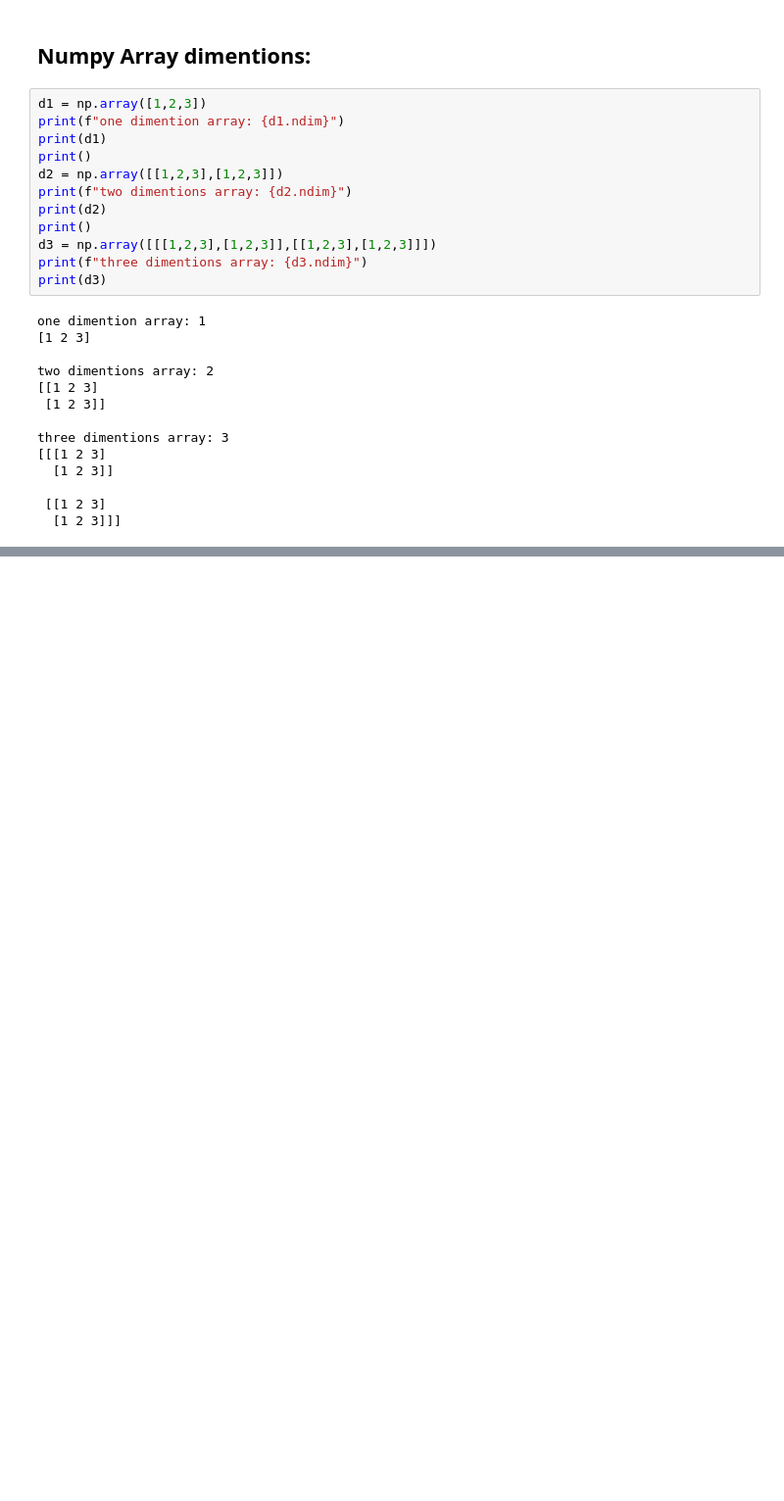
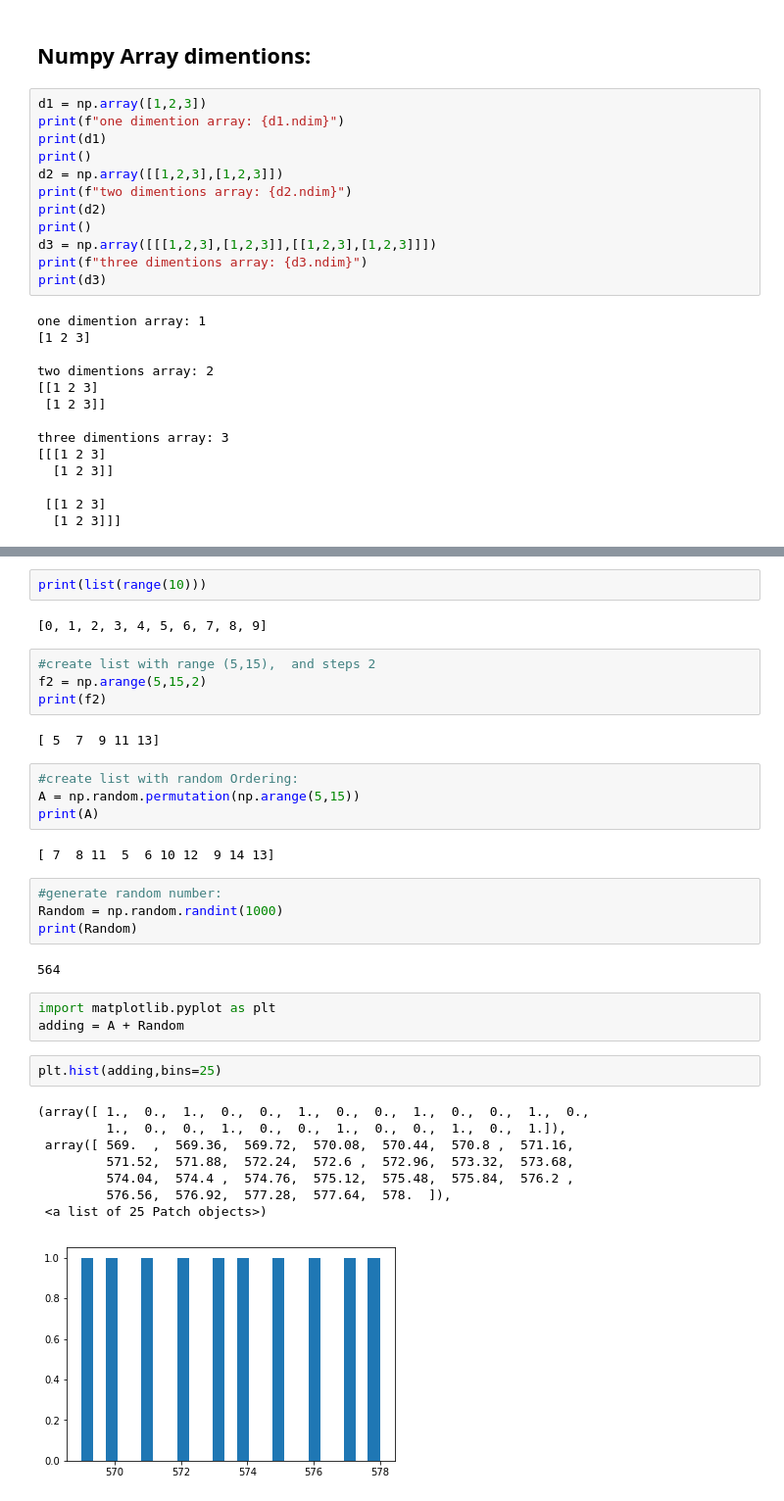
Before and after one commit to malik19921992/learning-python-notebook, a Jupyter notebook: python_Data_science_basic_libs.ipynb, the cells around one changed output, grey strips where cells are left out. Shown at 98% size. Saved outputs shown, nothing was run; the diff lists cells and outputs as text; blank space fills up the shorter version.

```diff
--- a/python_Data_science_basic_libs.ipynb
+++ b/python_Data_science_basic_libs.ipynb
@@ -110,0 +109,36 @@ NameError: name 'd2' is not defined
+# %%
+print(list(range(10)))
+# %% [output]
+[0, 1, 2, 3, 4, 5, 6, 7, 8, 9]
+# %%
+#create list with range (5,15),  and steps 2
+f2 = np.arange(5,15,2)
+print(f2)
+# %% [output]
+[ 5  7  9 11 13]
+# %%
+#create list with random Ordering:
+A = np.random.permutation(np.arange(5,15))
+print(A)
+# %% [output]
+[ 7  8 11  5  6 10 12  9 14 13]
+# %%
+#generate random number:
+Random = np.random.randint(1000)
+print(Random)
+# %% [output]
+564
+# %%
+import matplotlib.pyplot as plt
+adding = A + Random
+# %%
+plt.hist(adding,bins=25)
+# %% [output]
+(array([ 1.,  0.,  1.,  0.,  0.,  1.,  0.,  0.,  1.,  0.,  0.,  1.,  0.,
+         1.,  0.,  0.,  1.,  0.,  0.,  1.,  0.,  0.,  1.,  0.,  1.]),
+ array([ 569.  ,  569.36,  569.72,  570.08,  570.44,  570.8 ,  571.16,
+         571.52,  571.88,  572.24,  572.6 ,  572.96,  573.32,  573.68,
+         574.04,  574.4 ,  574.76,  575.12,  575.48,  575.84,  576.2 ,
+         576.56,  576.92,  577.28,  577.64,  578.  ]),
+ <a list of 25 Patch objects>)
+[figure, added]
```
Also changed, not shown: parts of 33 cells of this notebook.
